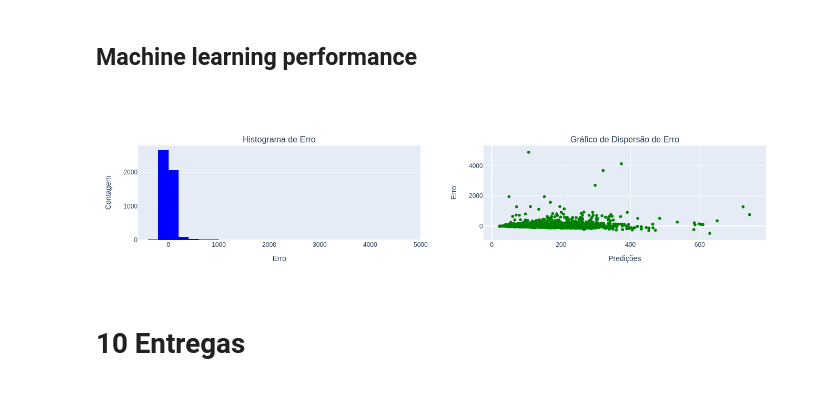
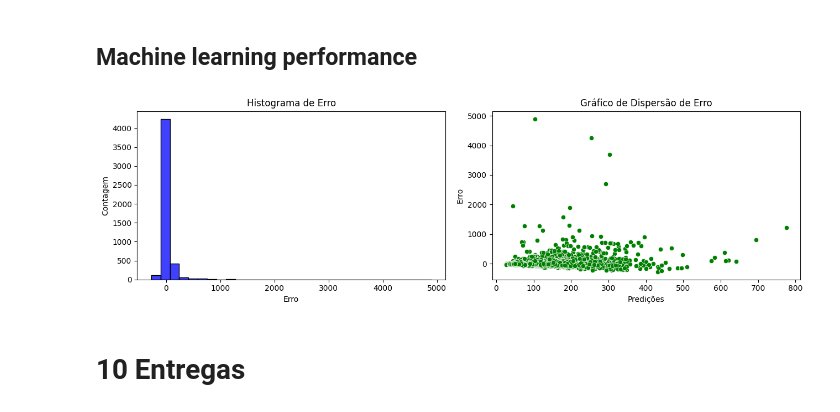
Before and after one commit to Eduardo-95-DS/lighthouse-challenge, a Jupyter notebook: notebooks/look_5.0-ear-model_apply.ipynb, the cells around one changed output. Saved outputs shown, nothing was run; the diff lists cells and outputs as text; code cells hidden in the pictures.

```diff
--- a/notebooks/look_5.0-ear-model_apply.ipynb
+++ b/notebooks/look_5.0-ear-model_apply.ipynb
@@ -107,6 +107,15 @@ def count_words (list):
 
     return word_counts
 
+
+high_price = ['townhouse', 'luxury','hidde2','penthouse', 'chelsea', 'superbowl',
+                     'suite', 'soho', 'duplex', 'events', 'tribeca', 'film',
+                     'service', 'tower', 'beekman', '3br', 'terrace']
+
+low_price=['1br','harlem','br' , 'near','bushwick', 'harlem','close', 'subway',
+       'train','bushwick', 'shared', 'subway', 'train', 'close', 'jfk',
+       'heights', 'comfortable', 'lga', 'queens']
+
 def categorize_listing(row):
     if row['bairro_group'] == 'Manhattan' and row['room_type'] == 'Entire home/apt' and any(keyword in row['nome'] for keyword in high_price):
         return 'classy'
@@ -418,9 +486,9 @@ result
 # %% [markdown]
 # **Error translation and interpretation**
 # %%
-df9=x_test
-x_test['price']=np.expm1(y_test)
-x_test['predictions']=np.expm1(cat_yhat)
+df9=x_test.copy()
+df9['price']=np.expm1(y_test)
+df9['predictions']=np.expm1(cat_yhat)
 # %% [markdown]
 ## **Business performance**
 # %%
@@ -525,25 +597,22 @@ df93
 # %%
 df9['error']=df9['price']-df9['predictions']
 # %%
-fig = make_subplots(rows=1, cols=2, subplot_titles=('Histograma de Erro', 'Gráfico de Dispersão de Erro'))
+fig, axs = plt.subplots(1, 2, figsize=(13, 4))
 
-# adiciona o histograma
-histogram_trace = px.histogram(df9, x='error', nbins=30).update_traces(marker=dict(color='blue')).data[0]
-fig.add_trace(histogram_trace, row=1, col=1)
-fig.update_xaxes(title_text='Erro', row=1, col=1)
-fig.update_yaxes(title_text='Contagem', row=1, col=1)
+sns.histplot(df9['error'], bins=30, color='blue', ax=axs[0])
+axs[0].set_title('Histograma de Erro')
+axs[0].set_xlabel('Erro')
+axs[0].set_ylabel('Contagem')
 
-# adiciona o gráfico de dispersão
-scatter_trace = px.scatter(df9,x='predictions',y='error').update_traces(marker=dict(color='green')).data[0]
-fig.add_trace(scatter_trace, row=1, col=2)
-fig.update_xaxes(title_text='Predições', row=1, col=2)
-fig.update_yaxes(title_text='Erro', row=1, col=2)
+sns.scatterplot(x='predictions', y='error', data=df9, color='green', ax=axs[1])
+axs[1].set_title('Gráfico de Dispersão de Erro')
+axs[1].set_xlabel('Predições')
+axs[1].set_ylabel('Erro')
 
-fig.update_layout(height=500, showlegend=False)
-
-fig.show()
+plt.tight_layout()
+plt.show()
 # %% [output]
-[figure, old version]
+[figure, new version]
 # %% [markdown]
 # **10 Entregas**
 # %% [markdown]
```
Also changed, not shown: parts of 10 cells of this notebook.
